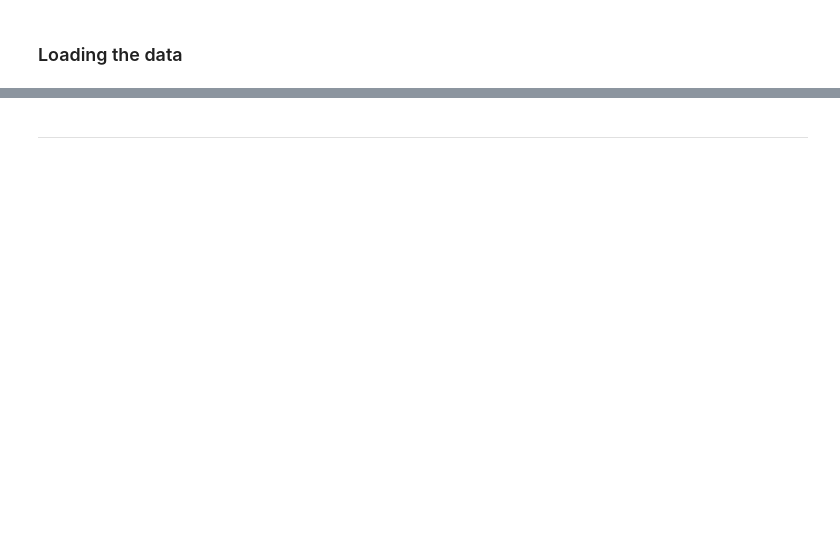
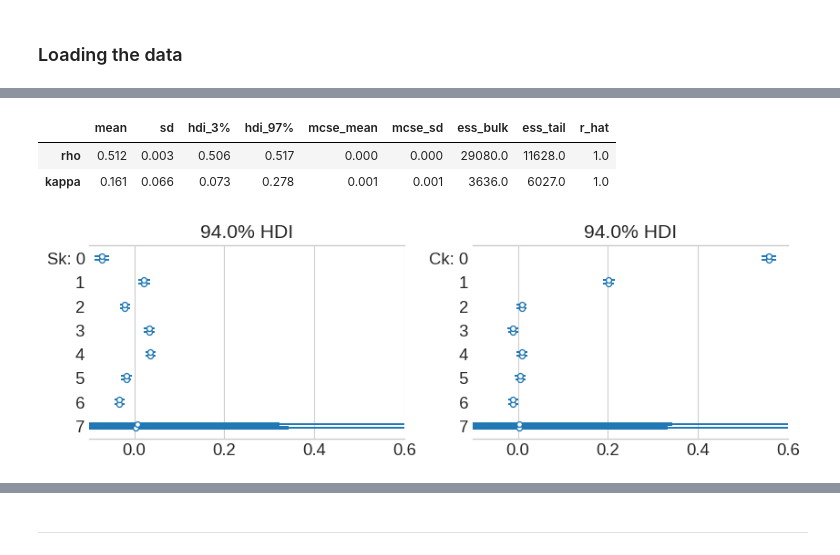
Before and after one commit to petrushev/bayesian-modeling, a Jupyter notebook: 04 air-politution/air-polution.ipynb, the cells around one changed output, grey strips where cells are left out. Cells and saved outputs as stored; diff of their text form; code cells hidden in the pictures; blank space fills up the shorter version.

```diff
--- a/04 air-politution/air-polution.ipynb
+++ b/04 air-politution/air-polution.ipynb
@@ -446,0 +141,16 @@ tmp
+# %%
+az.summary(m1.trace, var_names=['rho', 'kappa'])
+# %% [output]
+|  | mean | sd | hdi_3% | hdi_97% | mcse_mean | mcse_sd | ess_bulk | ess_tail | r_hat |
+| rho | 0.512 | 0.003 | 0.506 | 0.517 | 0.000 | 0.000 | 29080.0 | 11628.0 | 1.0 |
+| kappa | 0.161 | 0.066 | 0.073 | 0.278 | 0.001 | 0.001 | 3636.0 | 6027.0 | 1.0 |
+# %%
+fig, axes = plt.subplots(1, 2, figsize=(9, 3))
+az.plot_forest(m1.trace, var_names=['Sk'], ax=axes[0])
+az.plot_forest(m1.trace, var_names=['Ck'], ax=axes[1])
+axes[0].set(xlim=(-0.1, 0.6))
+axes[1].set(xlim=(-0.1, 0.6))
+fig.tight_layout()
+None
+# %% [output]
+[figure, added]
```
Also changed, not shown: parts of 62 cells of this notebook, 2 other files.
